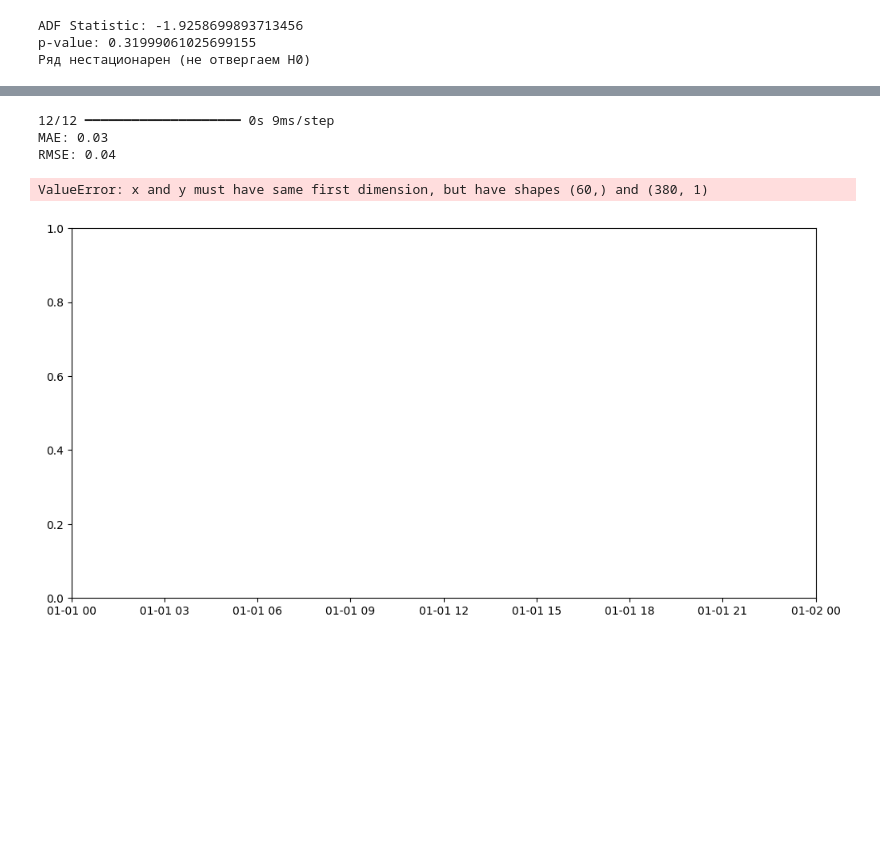
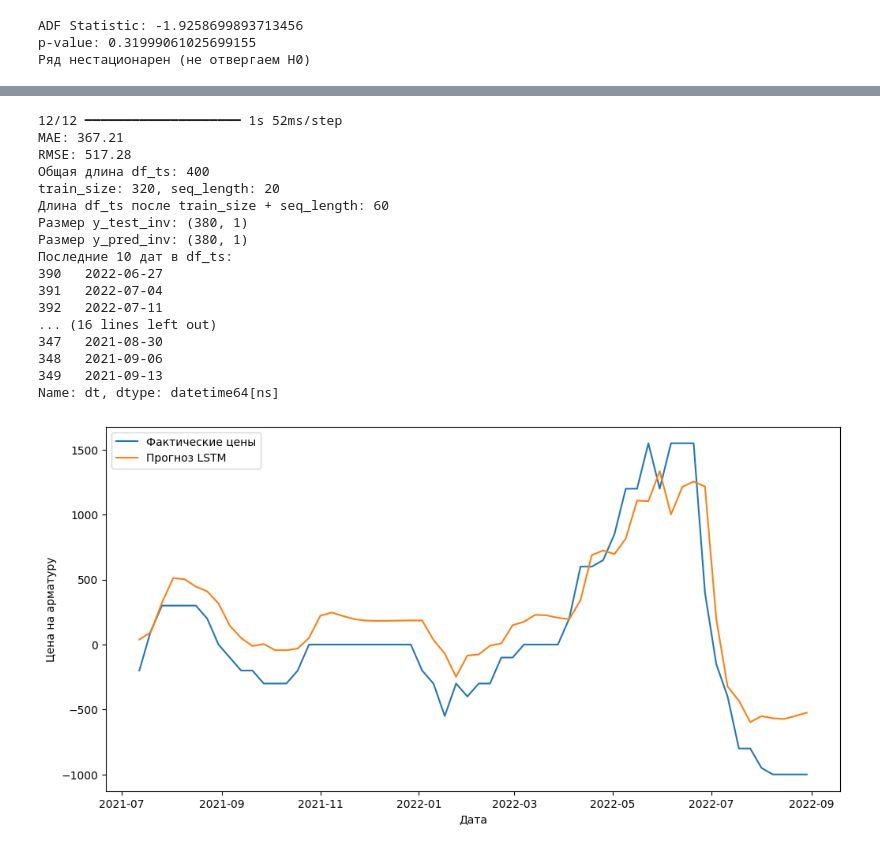
Before and after one commit to Klop4ikk/3int, a Jupyter notebook: Интенсив3_Флейшгауэр.ipynb, the cells around one changed output, grey strips where cells are left out. Drawn from its saved outputs; the diff is of its cells as text; code cells hidden in the pictures; blank space fills up the shorter version.

```diff
--- a/Интенсив3_Флейшгауэр.ipynb
+++ b/Интенсив3_Флейшгауэр.ipynb
@@ -163 +187,3 @@ p-value: 0.31999061025699155
+# %%
+df_ts.replace(np.nan, 0, inplace=True)
 # %%
@@ -171,0 +231,4 @@ df_ts.head()
+# %%
+from scipy.signal import medfilt
+
+df_ts["Цена на арматуру (сглаженная)"] = medfilt(df_ts["Цена_разница_неделя"], kernel_size=5)
@@ -172,7 +249,7 @@ df_ts.head()
 # %%
 # Нормализация данных (LSTM лучше работает с масштабированными данными)
 scaler = MinMaxScaler(feature_range=(0, 1))
-df_ts["Цена на арматуру"] = scaler.fit_transform(df_ts[["Цена на арматуру"]])
+df_ts["Цена на арматуру (сглаженная)"] = scaler.fit_transform(df_ts[["Цена на арматуру (сглаженная)"]])
 
 # Разделение на тренировочный и тестовый наборы
 train_size = int(len(df_ts) * 0.8)  # 80% на обучение, 20% на тест
@@ -192,12 +269,12 @@ def create_sequences(df_ts, seq_length):
 seq_length = 20
 
 # Проверяем, что столбец существует в DataFrame
-if "Цена на арматуру" not in df_ts.columns:
-    raise KeyError("Столбец 'Цена на арматуру' не найден в df_ts!")
+if "Цена на арматуру (сглаженная)" not in df_ts.columns:
+    raise KeyError("Столбец 'Цена на арматуру (сглаженная)' не найден в df_ts!")
 
 # Выбираем нужный столбец и передаем в функцию
-X_train, y_train = create_sequences(df_ts[["Цена на арматуру"]], seq_length)
-X_test, y_test = create_sequences(df_ts[["Цена на арматуру"]], seq_length)
+X_train, y_train = create_sequences(df_ts[["Цена на арматуру (сглаженная)"]], seq_length)
+X_test, y_test = create_sequences(df_ts[["Цена на арматуру (сглаженная)"]], seq_length)
 
 # Изменение формы для LSTM (samples, timesteps, features)
 X_train = X_train.reshape((X_train.shape[0], X_train.shape[1], 1))
@@ -242,31 +318,66 @@ Epoch 50/50
 # %%
-# -6. Оценка качества модели
+import numpy as np
+import matplotlib.pyplot as plt
+from sklearn.metrics import mean_absolute_error, mean_squared_error
 
 # Предсказания модели
 y_pred = model.predict(X_test)
 
 # Обратное масштабирование
 y_test_inv = scaler.inverse_transform(y_test.reshape(-1, 1))
 y_pred_inv = scaler.inverse_transform(y_pred)
 
 # Оценка ошибок
 mae = mean_absolute_error(y_test_inv, y_pred_inv)
 rmse = np.sqrt(mean_squared_error(y_test_inv, y_pred_inv))
 
 print(f"MAE: {mae:.2f}")
 print(f"RMSE: {rmse:.2f}")
 
+# Проверка размеров данных
+print(f"Общая длина df_ts: {len(df_ts)}")
+print(f"train_size: {train_size}, seq_length: {seq_length}")
+print(f"Длина df_ts после train_size + seq_length: {len(df_ts.iloc[train_size + seq_length:])}")
+print(f"Размер y_test_inv: {y_test_inv.shape}")
+print(f"Размер y_pred_inv: {y_pred_inv.shape}")
+
+# Проверяем индексы временных меток
+print("Последние 10 дат в df_ts:")
+print(df_ts["dt"].tail(10))
+
+print("Первые 10 дат тестового набора:")
+print(df_ts["dt"].iloc[train_size + seq_length:train_size + seq_length + 10])
+
+# Приведение размеров временных меток и предсказаний к общему минимуму
+min_length = min(len(df_ts["dt"].iloc[train_size + seq_length:]), len(y_test_inv))
+dates = df_ts["dt"].iloc[train_size + seq_length:train_size + seq_length + min_length]
+y_test_inv = y_test_inv[:min_length].flatten()
+y_pred_inv = y_pred_inv[:min_length].flatten()
+
 # Визуализация предсказаний
 plt.figure(figsize=(12, 6))
-plt.plot(df["dt"].iloc[train_size + seq_length:], y_test_inv, label="Фактические цены")
-plt.plot(df["dt"].iloc[train_size + seq_length:], y_pred_inv, label="Прогноз LSTM")
+plt.plot(dates, y_test_inv, label="Фактические цены")
+plt.plot(dates, y_pred_inv, label="Прогноз LSTM")
 plt.xlabel("Дата")
 plt.ylabel("Цена на арматуру")
 plt.legend()
 plt.show()
 # %% [output]
-12/12 ━━━━━━━━━━━━━━━━━━━━ 0s 9ms/step
-MAE: 0.03
-RMSE: 0.04
+12/12 ━━━━━━━━━━━━━━━━━━━━ 1s 52ms/step
+MAE: 367.21
+RMSE: 517.28
+Общая длина df_ts: 400
+train_size: 320, seq_length: 20
+Длина df_ts после train_size + seq_length: 60
+Размер y_test_inv: (380, 1)
+Размер y_pred_inv: (380, 1)
+Последние 10 дат в df_ts:
+390   2022-06-27
+391   2022-07-04
+392   2022-07-11
+... (16 lines left out)
+347   2021-08-30
+348   2021-09-06
+349   2021-09-13
+Name: dt, dtype: datetime64[ns]
-ValueError: x and y must have same first dimension, but have shapes (60,) and (380, 1)
-[figure, old version]
+[figure, new version]
```
Also changed, not shown: parts of 11 cells of this notebook.
